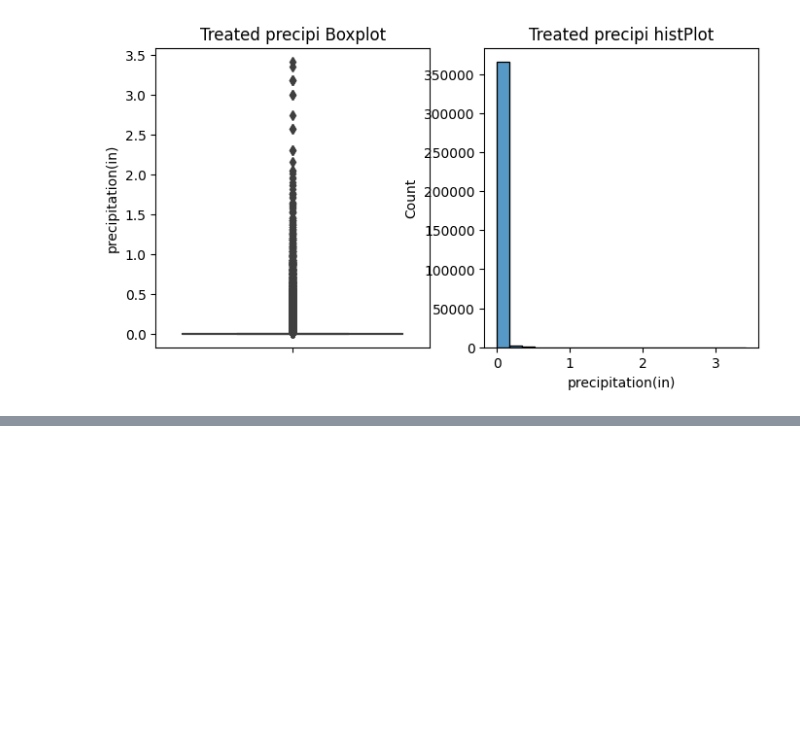
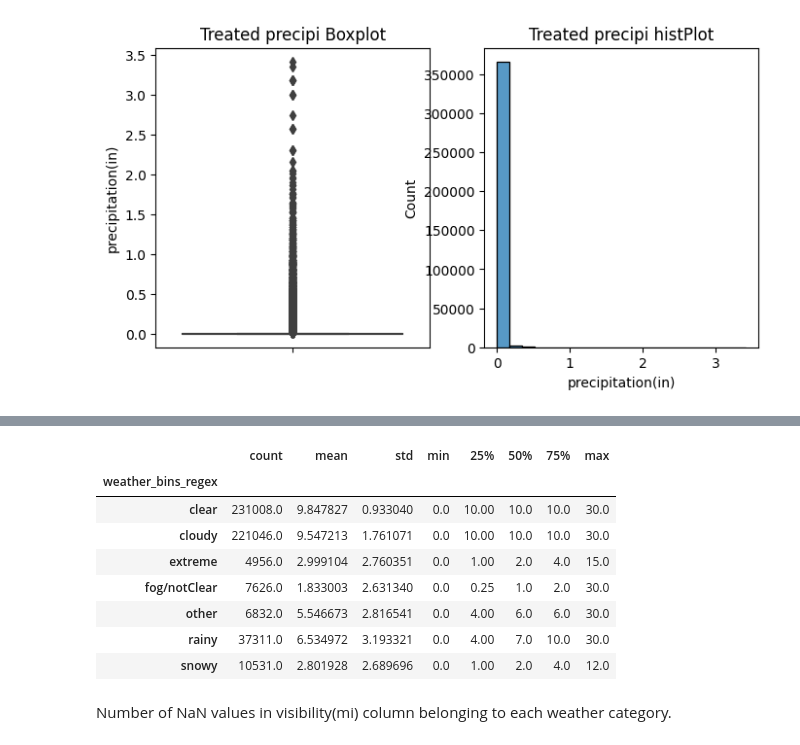
Before and after one commit to Govind-Asawa/US_Car_Accidents, a Jupyter notebook: ML_US_Car_accidents.ipynb, the cells around one changed output, grey strips where cells are left out. Cells and saved outputs as stored; diff of their text form; code cells hidden in the pictures; blank space fills up the shorter version.

```diff
--- a/ML_US_Car_accidents.ipynb
+++ b/ML_US_Car_accidents.ipynb
@@ -616,0 +667,14 @@ plt.show()
+# %%
+df2.groupby(["weather_bins_regex"])["visibility(mi)"].describe()
+# %% [output]
+|  | count | mean | std | min | 25% | 50% | 75% | max |
+| weather_bins_regex |  |  |  |  |  |  |  |  |
+| clear | 231008.0 | 9.847827 | 0.933040 | 0.0 | 10.00 | 10.0 | 10.0 | 30.0 |
+| cloudy | 221046.0 | 9.547213 | 1.761071 | 0.0 | 10.00 | 10.0 | 10.0 | 30.0 |
+| extreme | 4956.0 | 2.999104 | 2.760351 | 0.0 | 1.00 | 2.0 | 4.0 | 15.0 |
+| fog/notClear | 7626.0 | 1.833003 | 2.631340 | 0.0 | 0.25 | 1.0 | 2.0 | 30.0 |
+| other | 6832.0 | 5.546673 | 2.816541 | 0.0 | 4.00 | 6.0 | 6.0 | 30.0 |
+| rainy | 37311.0 | 6.534972 | 3.193321 | 0.0 | 4.00 | 7.0 | 10.0 | 30.0 |
+| snowy | 10531.0 | 2.801928 | 2.689696 | 0.0 | 1.00 | 2.0 | 4.0 | 12.0 |
+# %% [markdown]
+Number of NaN values in visibility(mi) column belonging to each weather category.
```
Also changed, not shown: parts of 39 cells of this notebook.
